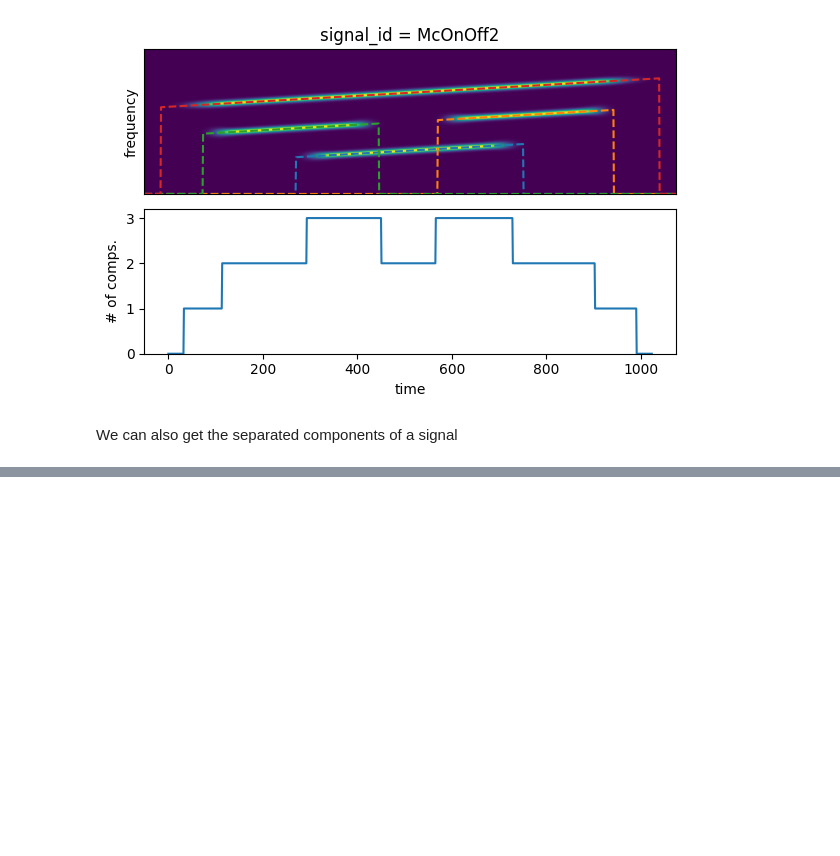
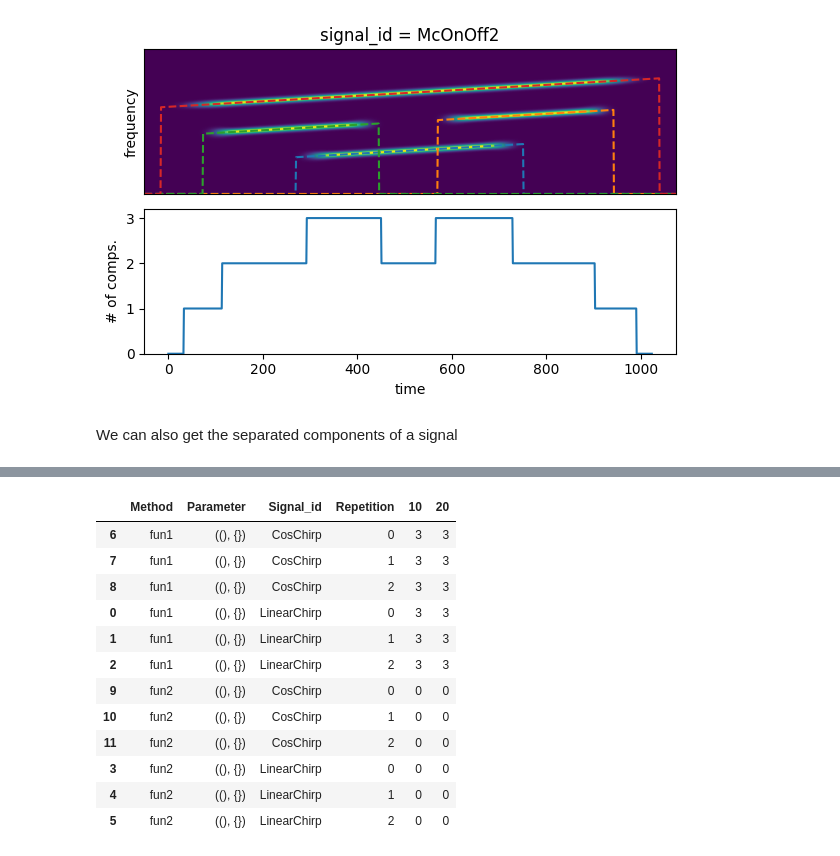
Before and after one commit to jmiramont/mcsm-benchs, a Jupyter notebook: notebooks/demo_quering_signals.ipynb, the cells around one changed output, grey strips where cells are left out. Drawn from its saved outputs; the diff is of its cells as text; code cells hidden in the pictures; blank space fills up the shorter version.

```diff
--- a/notebooks/demo_quering_signals.ipynb
+++ b/notebooks/demo_quering_signals.ipynb
@@ -112,0 +117,21 @@ Total number of components: 3
+# %%
+methods = {'fun1': lambda x,*args,**kwargs: 4,
+            'fun2': lambda x,*args,**kwargs: x.total_comps,
+            }
+
+perf_fun = {'Error': lambda x, x_hat, *args, **kwargs: x.total_comps-x_hat,}
+
+
+benchmark = Benchmark(task = 'misc',
+                        methods = methods,
+                        N = 256,
+                        SNRin = [10,20],
+                        repetitions = 3,
+                        obj_fun=perf_fun,
+                        signal_ids=['LinearChirp', 'CosChirp',],
+                        verbosity=4,
+                        parallelize=False,
+                        )
+
+benchmark.run_test() # Run the test. my_results is a dictionary with the results for each of the variables of the simulation.
+# benchmark.save_to_file('saved_benchmark') # Save the benchmark to a file.
@@ -112,0 +162,17 @@ Total number of components: 3
+# %%
+results_df = benchmark.get_results_as_df() # This formats the results on a DataFrame
+results_df
+# %% [output]
+|  | Method | Parameter | Signal_id | Repetition | 10 | 20 |
+| 6 | fun1 | ((), {}) | CosChirp | 0 | 3 | 3 |
+| 7 | fun1 | ((), {}) | CosChirp | 1 | 3 | 3 |
+| 8 | fun1 | ((), {}) | CosChirp | 2 | 3 | 3 |
+| 0 | fun1 | ((), {}) | LinearChirp | 0 | 3 | 3 |
+| 1 | fun1 | ((), {}) | LinearChirp | 1 | 3 | 3 |
+| 2 | fun1 | ((), {}) | LinearChirp | 2 | 3 | 3 |
+| 9 | fun2 | ((), {}) | CosChirp | 0 | 0 | 0 |
+| 10 | fun2 | ((), {}) | CosChirp | 1 | 0 | 0 |
+| 11 | fun2 | ((), {}) | CosChirp | 2 | 0 | 0 |
+| 3 | fun2 | ((), {}) | LinearChirp | 0 | 0 | 0 |
+| 4 | fun2 | ((), {}) | LinearChirp | 1 | 0 | 0 |
+| 5 | fun2 | ((), {}) | LinearChirp | 2 | 0 | 0 |
```
Also changed, not shown: parts of 5 cells of this notebook, 2 other files.
